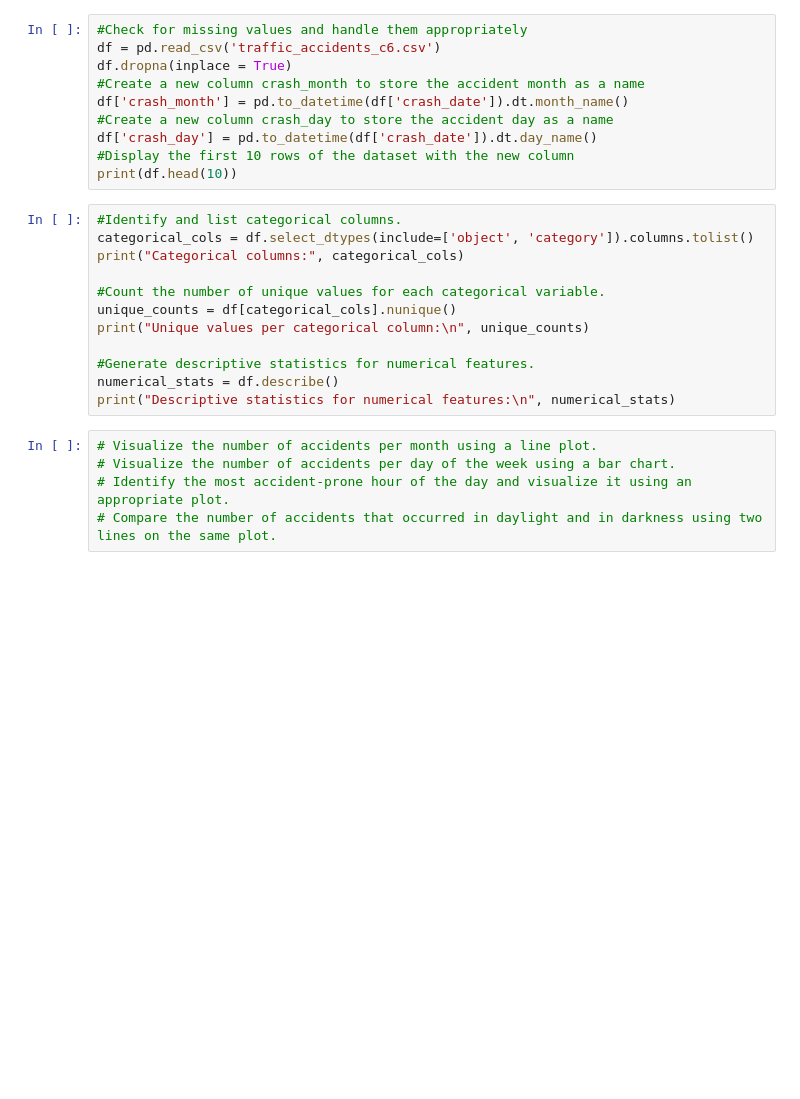
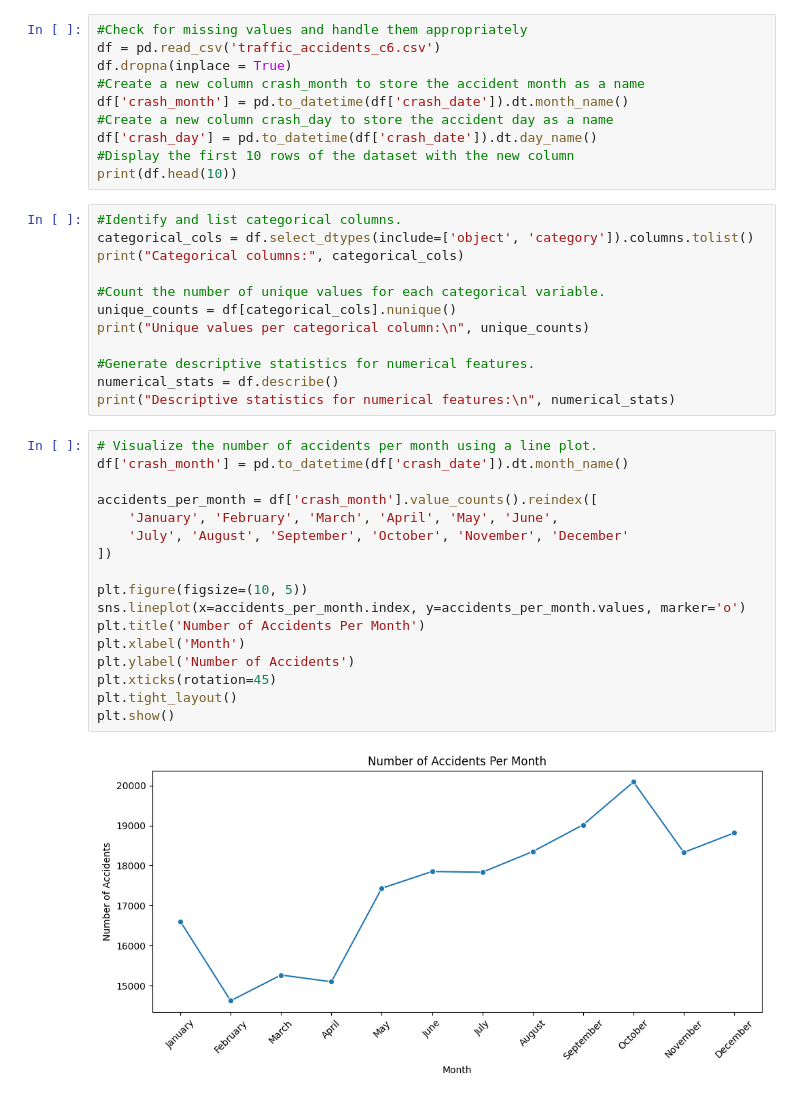
Before and after one commit to RodneyLey/Assignment1, a Jupyter notebook: assignment.ipynb, the cells around one changed output. Drawn from its saved outputs; the diff is of its cells as text; blank space fills up the shorter version.

```diff
--- a/assignment.ipynb
+++ b/assignment.ipynb
@@ -30,6 +30,20 @@ numerical_stats = df.describe()
 print("Descriptive statistics for numerical features:\n", numerical_stats)
 # %%
 # Visualize the number of accidents per month using a line plot.
-# Visualize the number of accidents per day of the week using a bar chart.
-# Identify the most accident-prone hour of the day and visualize it using an appropriate plot.
-# Compare the number of accidents that occurred in daylight and in darkness using two lines on the same plot.
+df['crash_month'] = pd.to_datetime(df['crash_date']).dt.month_name()
+
+accidents_per_month = df['crash_month'].value_counts().reindex([
+    'January', 'February', 'March', 'April', 'May', 'June',
+    'July', 'August', 'September', 'October', 'November', 'December'
+])
+
+plt.figure(figsize=(10, 5))
+sns.lineplot(x=accidents_per_month.index, y=accidents_per_month.values, marker='o')
+plt.title('Number of Accidents Per Month')
+plt.xlabel('Month')
+plt.ylabel('Number of Accidents')
+plt.xticks(rotation=45)
+plt.tight_layout()
+plt.show()
+# %% [output]
+[figure, added]
```
Also changed, not shown: parts of 7 cells of this notebook.
